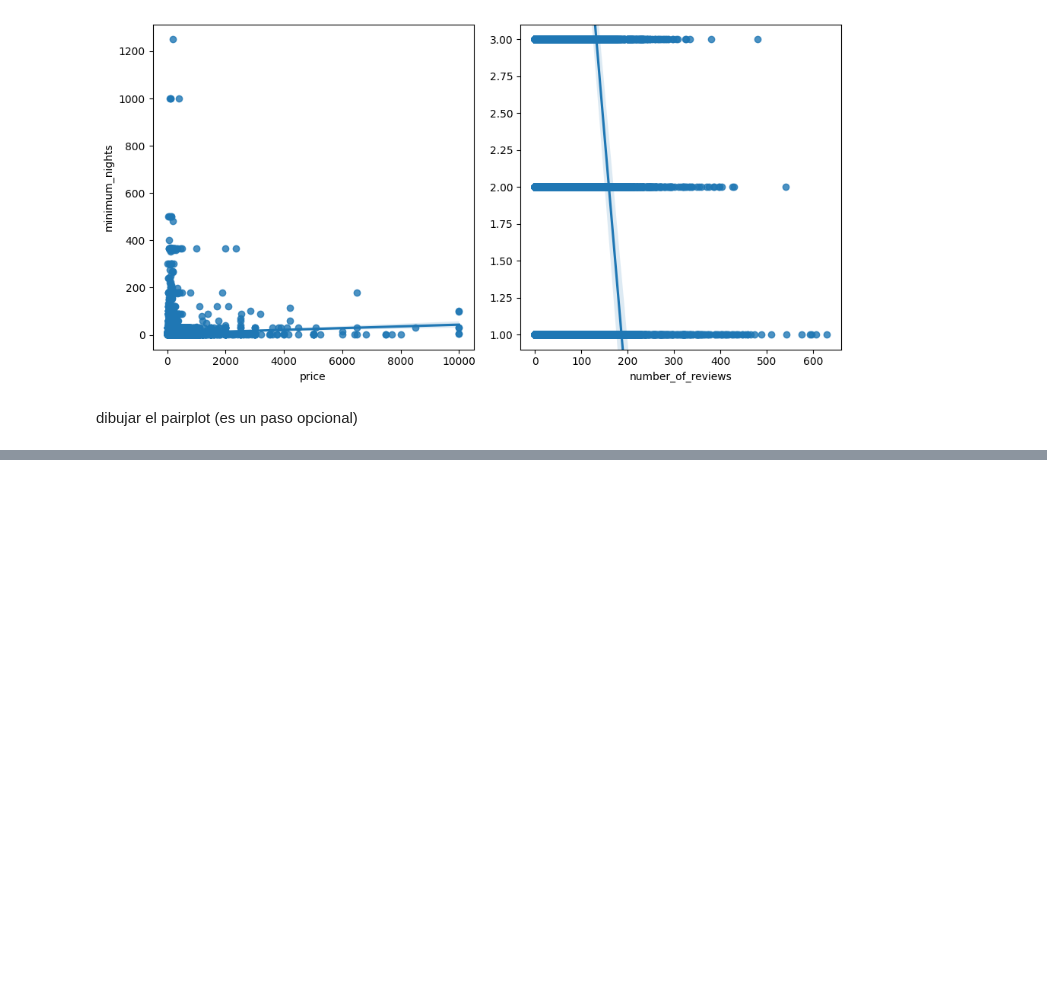
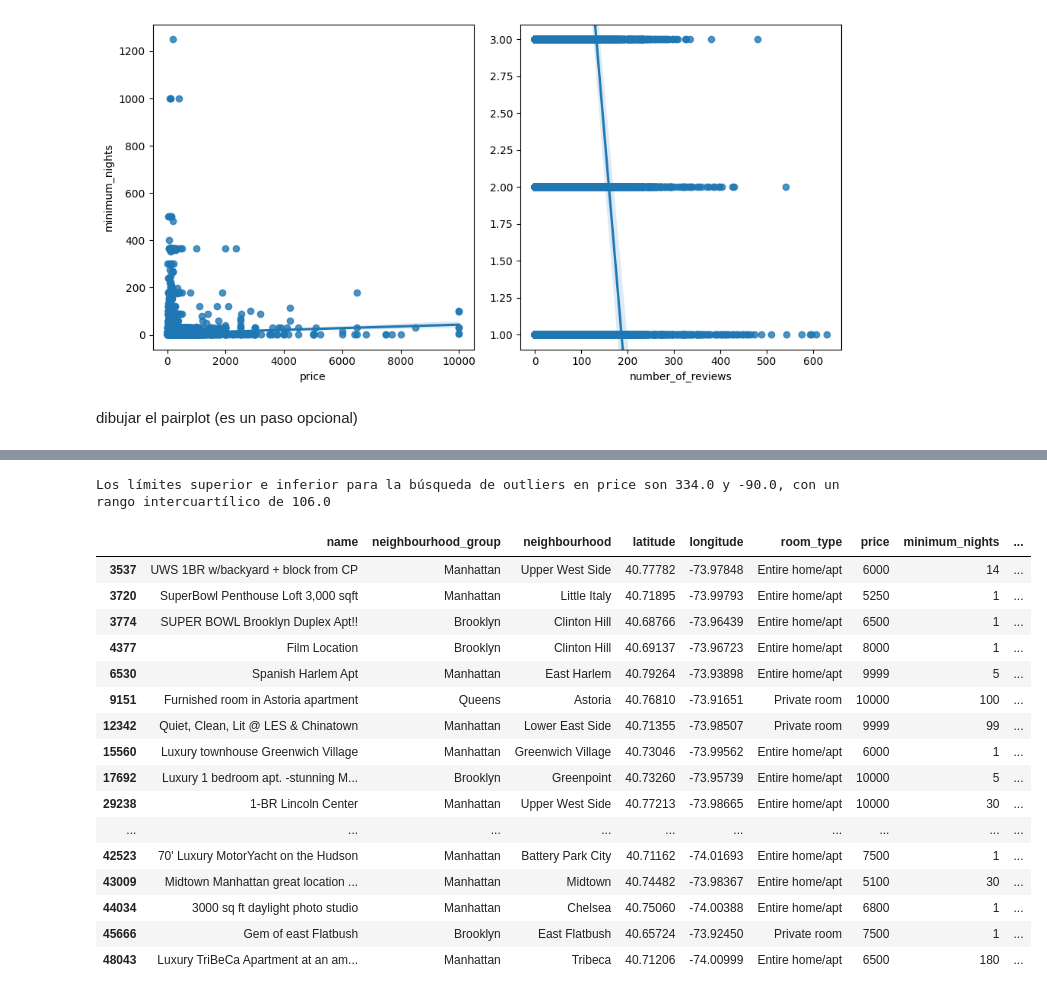
Before and after one commit to jaimed411/013-PROYECTO1-machine-learning-airbnb, a Jupyter notebook: src/explore.ipynb, the cells around one changed output, grey strips where cells are left out. Drawn from its saved outputs; the diff is of its cells as text; code cells hidden in the pictures; blank space fills up the shorter version.

```diff
--- a/src/explore.ipynb
+++ b/src/explore.ipynb
@@ -311,0 +366,30 @@ sns.pairplot(data = dataframe)
+# %%
+fare_iqr = price_stats["75%"] - price_stats["25%"]
+upper_limit = price_stats["75%"] + 1.5 * fare_iqr
+lower_limit = price_stats["25%"] - 1.5 * fare_iqr
+
+print(f"Los límites superior e inferior para la búsqueda de outliers en price son {round(upper_limit, 2)} y {round(lower_limit, 2)}, con un rango intercuartílico de {round(fare_iqr, 2)}")
+# %% [output]
+Los límites superior e inferior para la búsqueda de outliers en price son 334.0 y -90.0, con un rango intercuartílico de 106.0
+# %%
+#eamos cuántos valores representan ese valor extremo de 9000
+
+dataframe[dataframe["price"] > 5000]
+# %% [output]
+|  | name | neighbourhood_group | neighbourhood | latitude | longitude | room_type | price | minimum_nights | ... |
+| 3537 | UWS 1BR w/backyard + block from CP | Manhattan | Upper West Side | 40.77782 | -73.97848 | Entire home/apt | 6000 | 14 | ... |
+| 3720 | SuperBowl Penthouse Loft 3,000 sqft | Manhattan | Little Italy | 40.71895 | -73.99793 | Entire home/apt | 5250 | 1 | ... |
+| 3774 | SUPER BOWL Brooklyn Duplex Apt!! | Brooklyn | Clinton Hill | 40.68766 | -73.96439 | Entire home/apt | 6500 | 1 | ... |
+| 4377 | Film Location | Brooklyn | Clinton Hill | 40.69137 | -73.96723 | Entire home/apt | 8000 | 1 | ... |
+| 6530 | Spanish Harlem Apt | Manhattan | East Harlem | 40.79264 | -73.93898 | Entire home/apt | 9999 | 5 | ... |
+| 9151 | Furnished room in Astoria apartment | Queens | Astoria | 40.76810 | -73.91651 | Private room | 10000 | 100 | ... |
+| 12342 | Quiet, Clean, Lit @ LES & Chinatown | Manhattan | Lower East Side | 40.71355 | -73.98507 | Private room | 9999 | 99 | ... |
+| 15560 | Luxury townhouse Greenwich Village | Manhattan | Greenwich Village | 40.73046 | -73.99562 | Entire home/apt | 6000 | 1 | ... |
+| 17692 | Luxury 1 bedroom apt. -stunning M... | Brooklyn | Greenpoint | 40.73260 | -73.95739 | Entire home/apt | 10000 | 5 | ... |
+| 29238 | 1-BR Lincoln Center | Manhattan | Upper West Side | 40.77213 | -73.98665 | Entire home/apt | 10000 | 30 | ... |
+| ... | ... | ... | ... | ... | ... | ... | ... | ... | ... |
+| 42523 | 70' Luxury MotorYacht on the Hudson | Manhattan | Battery Park City | 40.71162 | -74.01693 | Entire home/apt | 7500 | 1 | ... |
+| 43009 | Midtown Manhattan great location ... | Manhattan | Midtown | 40.74482 | -73.98367 | Entire home/apt | 5100 | 30 | ... |
+| 44034 | 3000 sq ft daylight photo studio | Manhattan | Chelsea | 40.75060 | -74.00388 | Entire home/apt | 6800 | 1 | ... |
+| 45666 | Gem of east Flatbush | Brooklyn | East Flatbush | 40.65724 | -73.92450 | Private room | 7500 | 1 | ... |
+| 48043 | Luxury TriBeCa Apartment at an am... | Manhattan | Tribeca | 40.71206 | -74.00999 | Entire home/apt | 6500 | 180 | ... |
```
Also changed, not shown: parts of 32 cells of this notebook.
